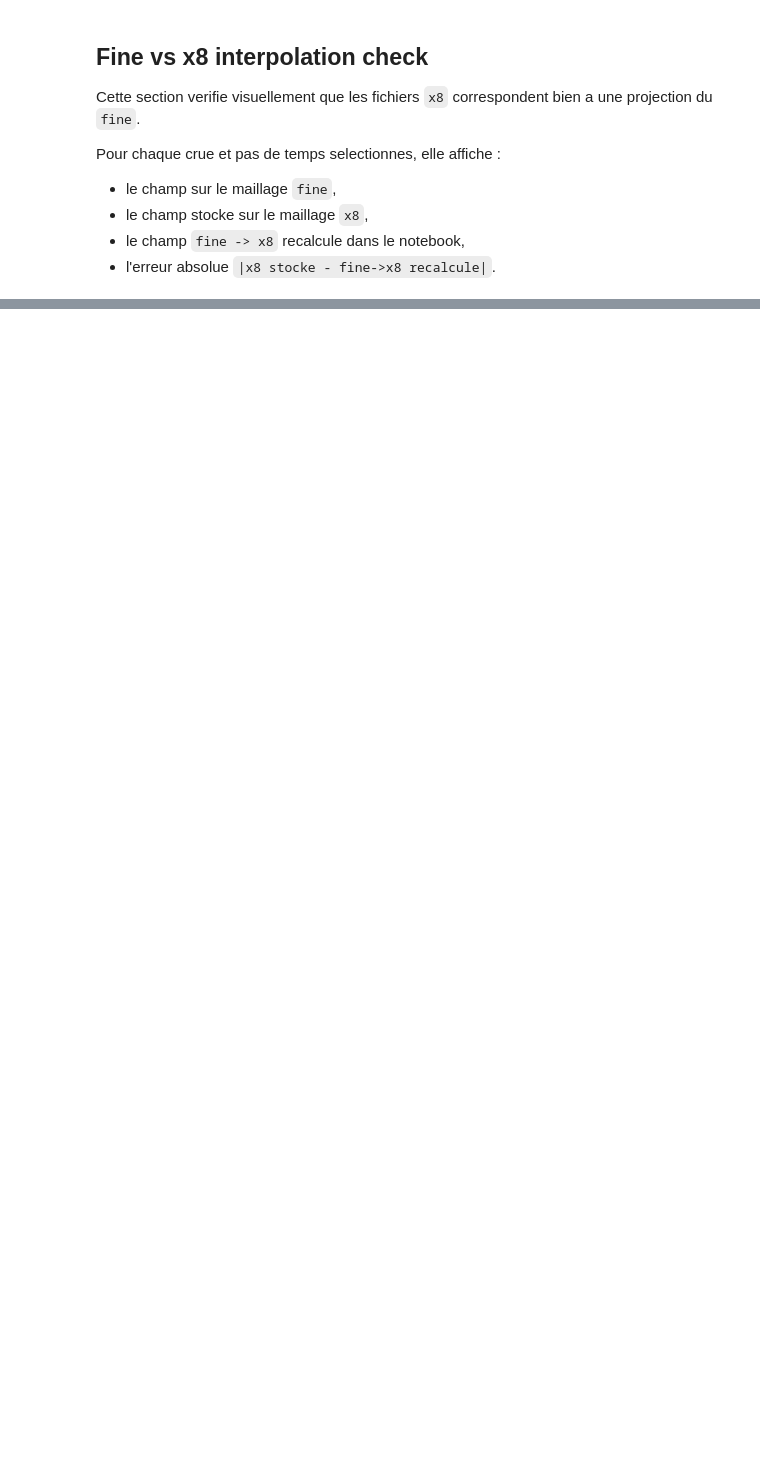
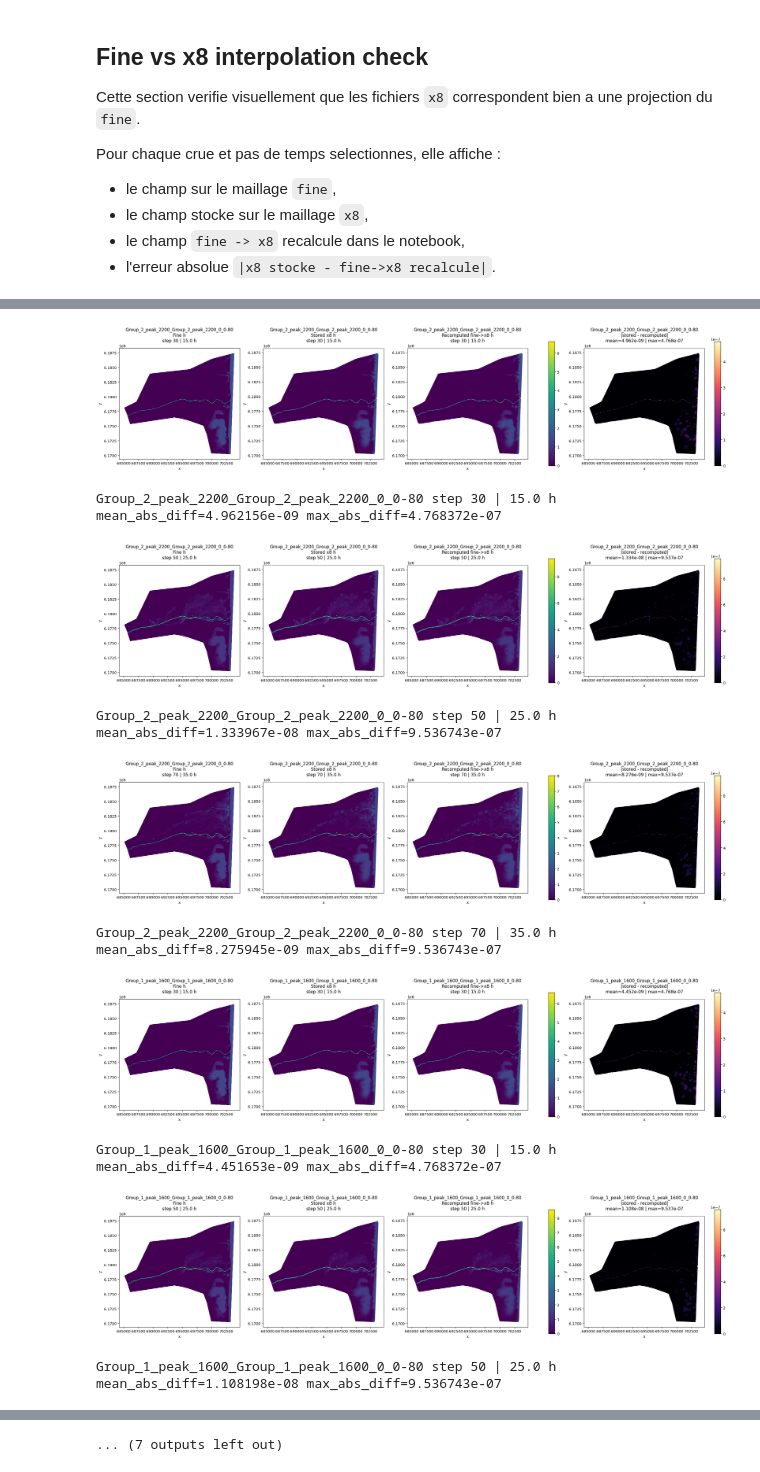
Before and after one commit to vmerc/gnn_modulus_test, a Jupyter notebook: Aube/multisource/check_multisource_dataset.ipynb, the cells around one changed output, grey strips where cells are left out. Saved outputs shown, nothing was run; the diff lists cells and outputs as text; code cells hidden in the pictures; blank space fills up the shorter version.

```diff
--- a/Aube/multisource/check_multisource_dataset.ipynb
+++ b/Aube/multisource/check_multisource_dataset.ipynb
@@ -340,3 +344,28 @@ COMPARE_MAX_CASES = 3
+# %%
+from python.create_dgl_dataset import add_mesh_info
+
+FINE_COMPARE_MESH = MESH_SLF
+X8_COMPARE_MESH = "/work/m24046/m24046mrcr/results_data_30min_35_70_maillagex8/Mesh8_corrige.slf"
+
+FINE_COMPARE_FILES = [
+    "/work/m24046/m24046mrcr/dataset_Tet_short_ghost/fine_dataset/Group_2_peak_2200_Group_2_peak_2200_0_0-80.pkl",
+    "/work/m24046/m24046mrcr/dataset_Tet_short_ghost/fine_dataset/Group_1_peak_1600_Group_1_peak_1600_0_0-80.pkl",
+    "/work/m24046/m24046mrcr/dataset_Tet_short_ghost/fine_dataset/Group_4_peak_2000_Group_4_peak_2000_0_0-80.pkl",
+]
+
+X8_COMPARE_FILES = [
+    "/work/m24046/m24046mrcr/dataset_Tet_short_ghost/x8_full/Group_2_peak_2200_Group_2_peak_2200_0_0-80_interpolated.pkl",
+   "/work/m24046/m24046mrcr/dataset_Tet_short_ghost/x8_full/Group_1_peak_1600_Group_1_peak_1600_0_0-80_interpolated.pkl",
+    "/work/m24046/m24046mrcr/dataset_Tet_short_ghost/x8_full/Group_4_peak_2000_Group_4_peak_2000_0_0-80_interpolated.pkl",
+]
+
+# Optionnel. Si vide, le nom du fichier fine est utilise.
+COMPARE_LABELS = []
+
+# Exemples de champs possibles: "h", "u", "v", "delta_h", "delta_u", "delta_v".
+COMPARE_FIELD = "h"
+COMPARE_TIME_INDICES = [30, 50, 70]
+COMPARE_MAX_CASES = 3
 # %%
 fine_compare_mesh_path = require_file(FINE_COMPARE_MESH, "FINE_COMPARE_MESH")
 x8_compare_mesh_path = require_file(X8_COMPARE_MESH, "X8_COMPARE_MESH")
@@ -352,8 +381,8 @@ if COMPARE_LABELS and len(COMPARE_LABELS) != len(fine_compare_files):
 fine_compare_mesh = TelemacFile(str(fine_compare_mesh_path))
 x8_compare_mesh = TelemacFile(str(x8_compare_mesh_path))
 
-fine_xy = np.column_stack([fine_compare_mesh.meshx, fine_compare_mesh.meshy]).astype(np.float32)
-x8_xy = np.column_stack([x8_compare_mesh.meshx, x8_compare_mesh.meshy]).astype(np.float32)
+fine_xy, _ = add_mesh_info(fine_compare_mesh)
+x8_xy, _ = add_mesh_info(x8_compare_mesh)
 compare_plan = build_interpolation_plan(fine_xy, x8_xy)
 
 selected_case_count = len(fine_compare_files) if COMPARE_MAX_CASES is None else min(COMPARE_MAX_CASES, len(fine_compare_files))
@@ -435,3 +464,4 @@ for case_idx in range(selected_case_count):
             f"mean_abs_diff={float(abs_diff.mean()):.6e}",
             f"max_abs_diff={float(abs_diff.max()):.6e}",
         )
+# %% [output]
@@ -437,0 +470,10 @@ for case_idx in range(selected_case_count):
+[figure, added]
+Group_2_peak_2200_Group_2_peak_2200_0_0-80 step 30 | 15.0 h mean_abs_diff=4.962156e-09 max_abs_diff=4.768372e-07
+[figure, added]
+Group_2_peak_2200_Group_2_peak_2200_0_0-80 step 50 | 25.0 h mean_abs_diff=1.333967e-08 max_abs_diff=9.536743e-07
+[figure, added]
+Group_2_peak_2200_Group_2_peak_2200_0_0-80 step 70 | 35.0 h mean_abs_diff=8.275945e-09 max_abs_diff=9.536743e-07
+[figure, added]
+Group_1_peak_1600_Group_1_peak_1600_0_0-80 step 30 | 15.0 h mean_abs_diff=4.451653e-09 max_abs_diff=4.768372e-07
+[figure, added]
+Group_1_peak_1600_Group_1_peak_1600_0_0-80 step 50 | 25.0 h mean_abs_diff=1.108198e-08 max_abs_diff=9.536743e-07
@@ -437,0 +481 @@ for case_idx in range(selected_case_count):
+... (7 outputs left out)
```
Also changed, not shown: parts of 7 cells of this notebook.
